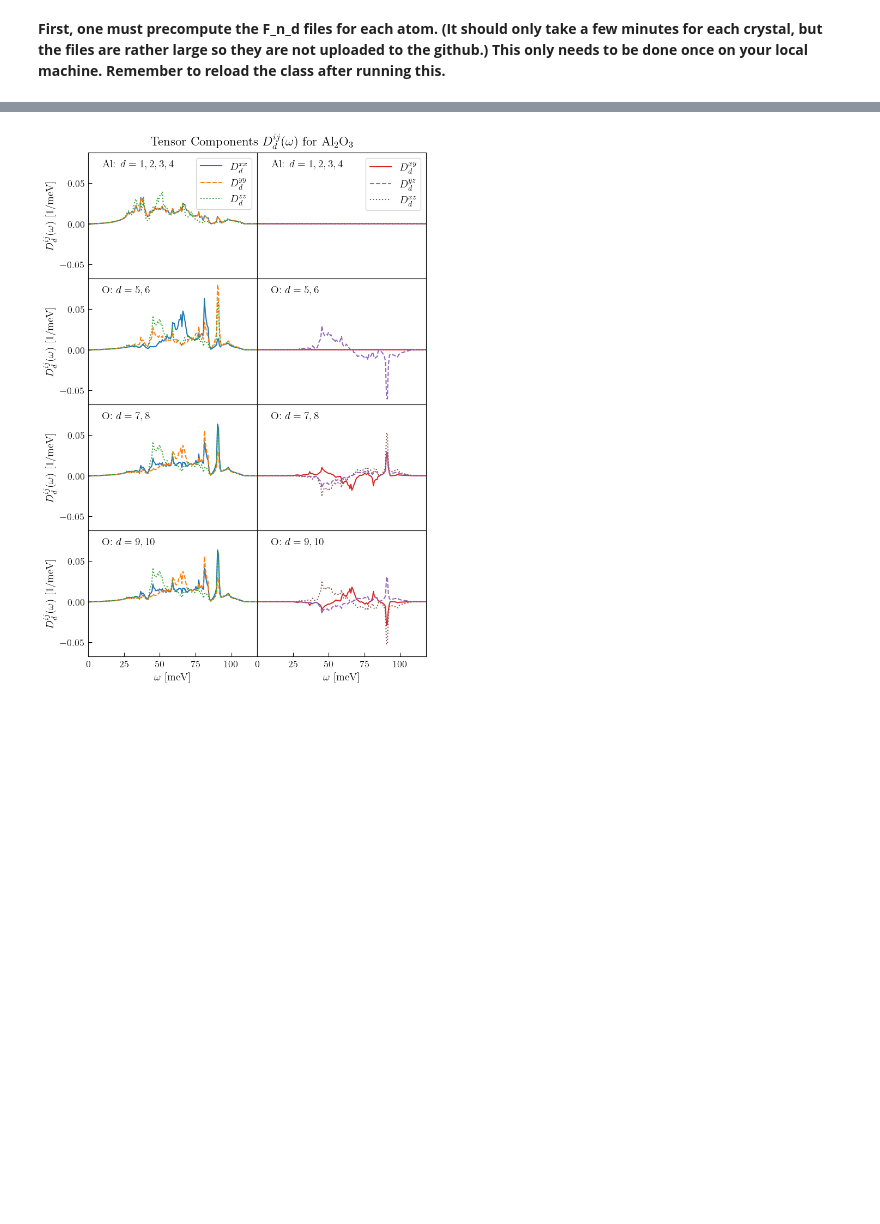
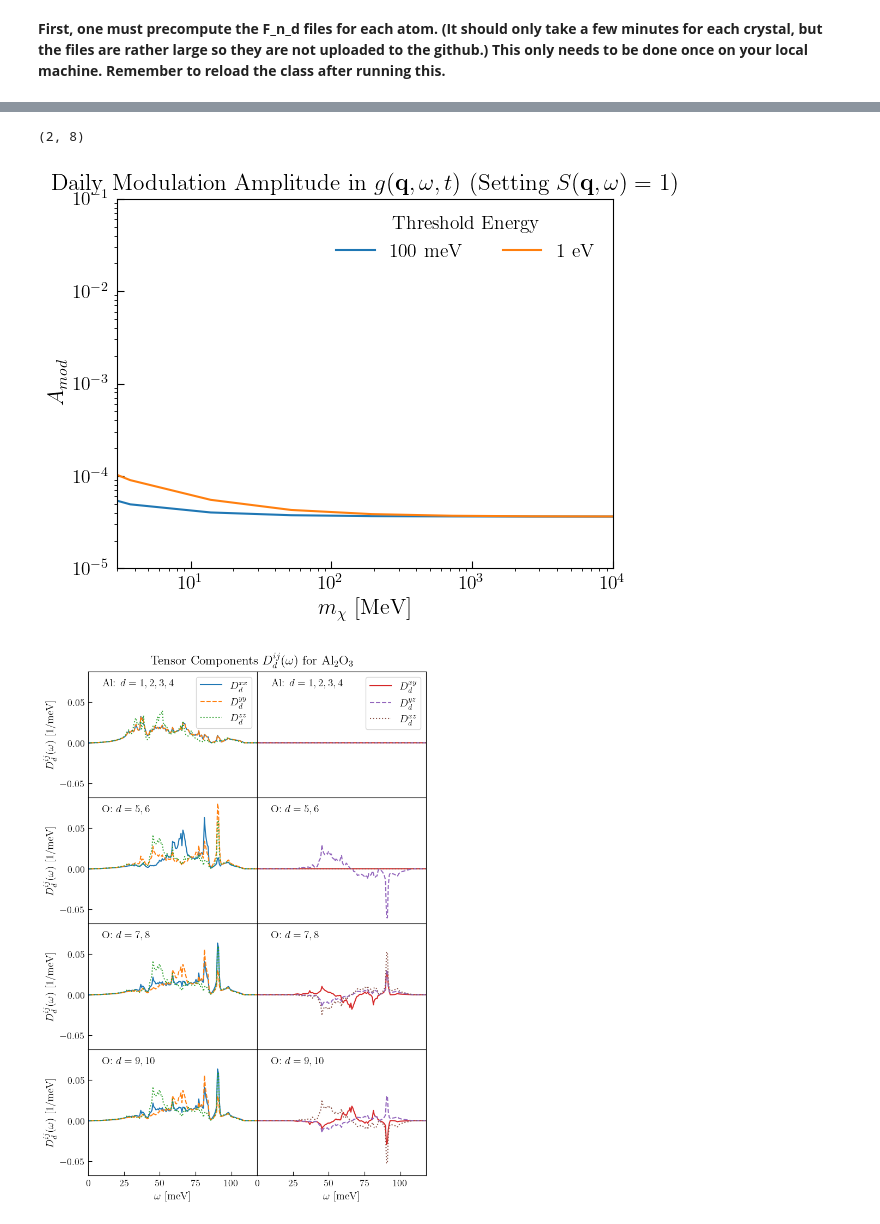
Before and after one commit to tongylin/DarkELF, a Jupyter notebook: examples/darkelf_daily_modulation.ipynb, the cells around one changed output, grey strips where cells are left out. Saved outputs shown, nothing was run; the diff lists cells and outputs as text; code cells hidden in the pictures; blank space fills up the shorter version.

```diff
--- a/examples/darkelf_daily_modulation.ipynb
+++ b/examples/darkelf_daily_modulation.ipynb
@@ -106,3 +140,29 @@ sic.F_n_d_precompute_anisotropic()
+# %%
+fig,ax = plt.subplots()
+mass_DM_values = mass_DM_values = np.logspace(6,10,8)
+
+t_0 = 0
+Energy_thresh = [0.1]
+Energy_thresh_labels = ['100 meV','1 eV']
+
+print(modulation_fraction_al2o3_mass_kinematic.shape)
+
+ax.plot(mass_DM_values/1e6,np.abs(modulation_fraction_al2o3_mass_kinematic[0] - np.tile(1,(len(modulation_fraction_al2o3_mass_kinematic[0])))) ,label=Energy_thresh_labels[0])
+ax.plot(mass_DM_values/1e6,np.abs(modulation_fraction_al2o3_mass_kinematic[1] - np.tile(1,(len(modulation_fraction_al2o3_mass_kinematic[1])))) ,label=Energy_thresh_labels[1])
+
+
+ax.tick_params(axis="both",which="major",labelsize=14,direction="in",pad=5)
+ax.legend(fontsize=14,frameon=False,ncol=2,title='Threshold Energy');
+ax.set_xlim(3,1e4);
+ax.set_ylim(1e-5,1e-1)
+ax.set_xlabel(r'$m_{\chi}$ [MeV]',fontsize=16);
+ax.set_ylabel(r'$A_{mod}$',fontsize=16);
+ax.set_title(r'Daily Modulation Amplitude in $g(\mathbf{q},\omega,t)$ (Setting $S(\mathbf{q},\omega)=1$)');
+ax.set_xscale('log')
+ax.set_yscale('log')
+# %% [output]
+(2, 8)
+[figure, added]
 # %%
 # Plotting all components of the tensor.
 # Let's first try one column, with each graph containing all tensor components for that atom,
```
Also changed, not shown: parts of 6 cells of this notebook, 8 other files.
